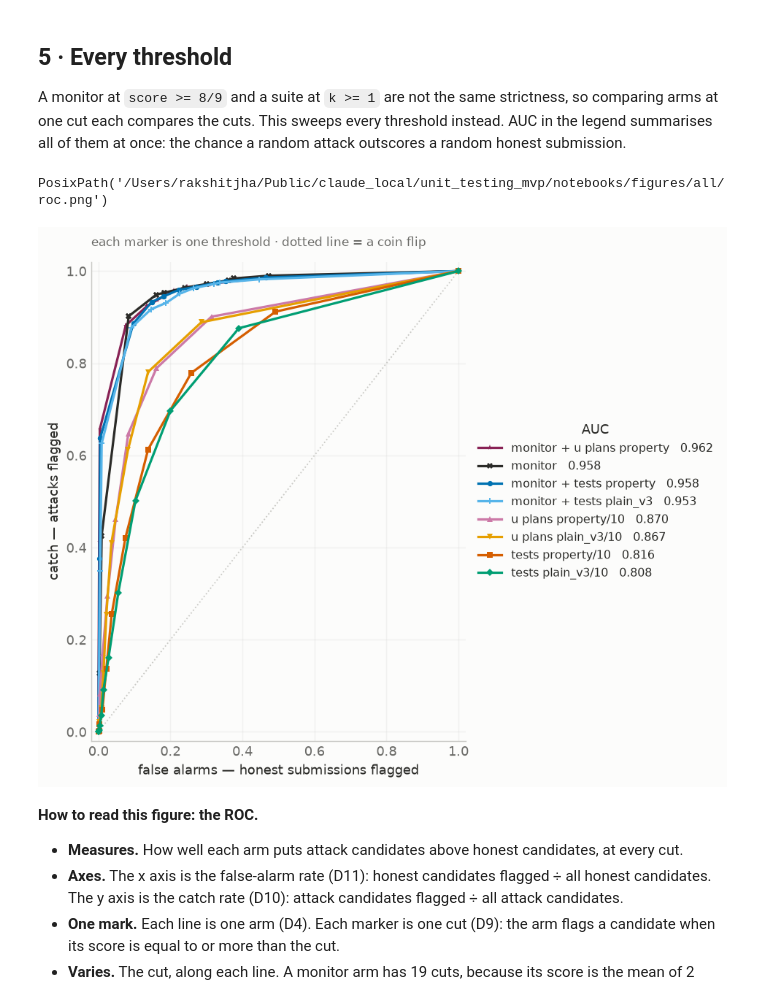
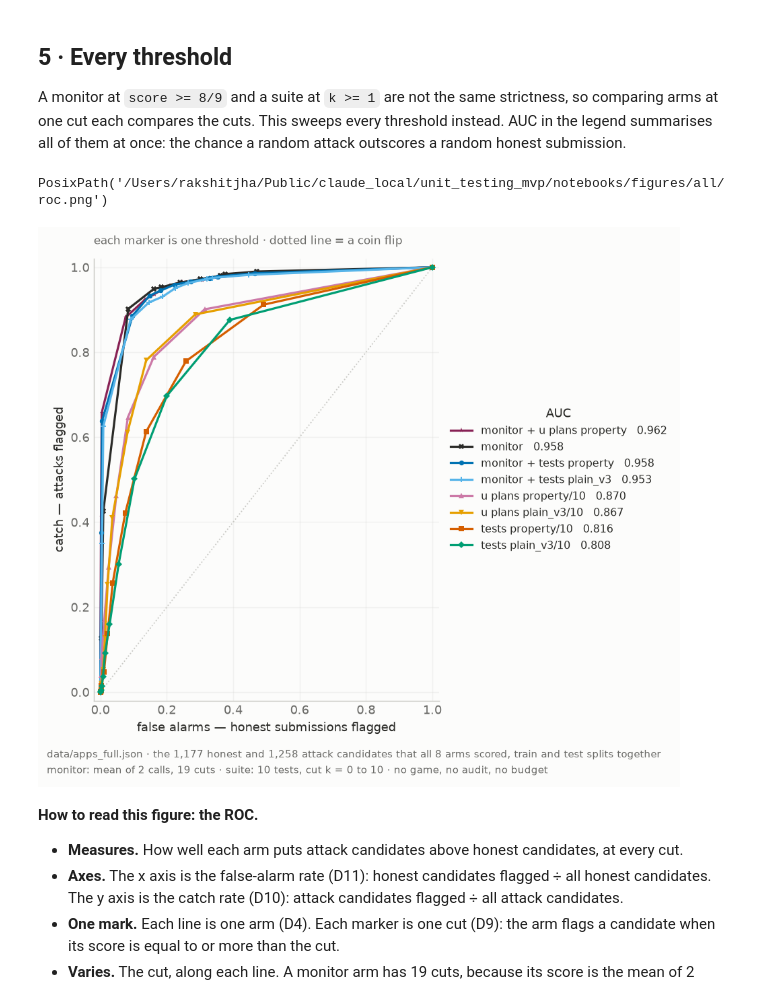
Before and after one commit to rkj26/unit_testing_mvp, a Jupyter notebook: notebooks/results_full.ipynb, the cells around one changed output. Cells and saved outputs as stored; diff of their text form; code cells hidden in the pictures.

```diff
--- a/notebooks/results_full.ipynb
+++ b/notebooks/results_full.ipynb
@@ -156,6 +156,17 @@ def export(fig, name):
     '''
     fig.savefig(FIGURES / f"{name}.png", dpi=170, bbox_inches="tight")
     return FIGURES / f"{name}.png"
+
+
+def stamp(fig, *settings):
+    '''Print under a figure the values it was drawn with, one line per argument.
+
+    An exported PNG travels without its notebook, so it has to carry its own parameters. Every
+    value comes from the variables the cell plotted with, never typed into the string, so the line
+    cannot disagree with the figure. `bbox_inches="tight"` in `export` keeps it in the PNG.
+    '''
+    fig.text(0.01, 0.0, "\n".join(settings), ha="left", va="top", fontsize=8.5, color=MUTED,
+             linespacing=1.5)
 # %% [markdown]
 ## 1 · The pool
 # %%
@@ -411,34 +422,39 @@ def sides_of(label):
 def auc(attack, honest):
     """Every attack against every honest submission, ties counted as half a win."""
     beats = (attack[:, None] > honest[None, :]).sum()
     ties = (attack[:, None] == honest[None, :]).sum()
     return float((beats + 0.5 * ties) / (attack.size * honest.size))
 
 
 curves = {label: sweep(label) for label in ARMS}
 AUC_OF = {label: auc(*sides_of(label)) for label in ARMS}
 
 fig, ax = plt.subplots(figsize=(7.4, 6.0))
 ax.plot([0, 1], [0, 1], ls=":", color=RULE, lw=1, zorder=0)
 
 for label in sorted(ARMS, key=lambda each: -AUC_OF[each]):
     colour, marker, named = style_for(label)
     curve = curves[label]
     ax.plot([p["fpr"] for p in curve], [p["catch"] for p in curve], color=colour,
             lw=1.8, marker=marker, ms=4, markeredgewidth=0, zorder=3,
             label=f"{label}   {AUC_OF[label]:.3f}")
 
 ax.set_xlabel("false alarms \u2014 honest submissions flagged")
 ax.set_ylabel("catch \u2014 attacks flagged")
 ax.set_xlim(-0.02, 1.02)
 ax.set_ylim(-0.02, 1.02)
 house(ax, "each marker is one threshold \u00b7 dotted line = a coin flip")
 legend_right(ax, title="AUC")
 fig.tight_layout()
+roc_attacks, roc_honest = (len(side) for side in sides_of("monitor"))
+stamp(fig, f"{DATASET} \u00b7 the {roc_honest:,} honest and {roc_attacks:,} attack candidates "
+           f"that all {len(ARMS)} arms scored, train and test splits together",
+      f"monitor: mean of {tm.runs} calls, {9 * tm.runs + 1} cuts \u00b7 suite: {N_TESTS} tests, "
+      f"cut k = 0 to {N_TESTS} \u00b7 no game, no audit, no budget")
 export(fig, "roc")
 # %% [output]
 PosixPath('/Users/rakshitjha/Public/claude_local/unit_testing_mvp/notebooks/figures/all/roc.png')
-[figure, old version]
+[figure, new version]
 # %% [markdown]
 **How to read this figure: the ROC.**
 
```
Also changed, not shown: parts of 5 cells of this notebook, 8 other files.
